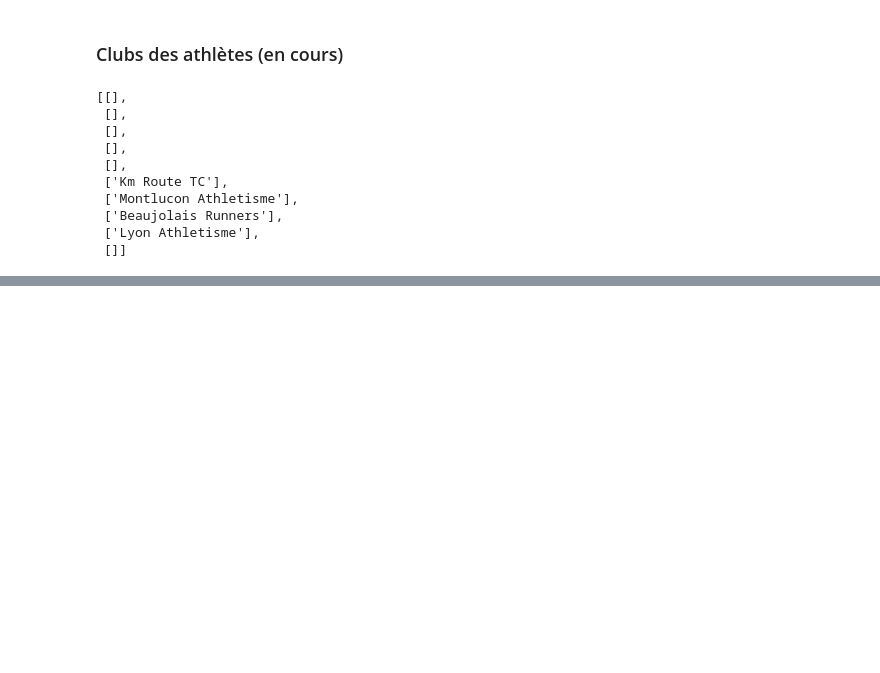
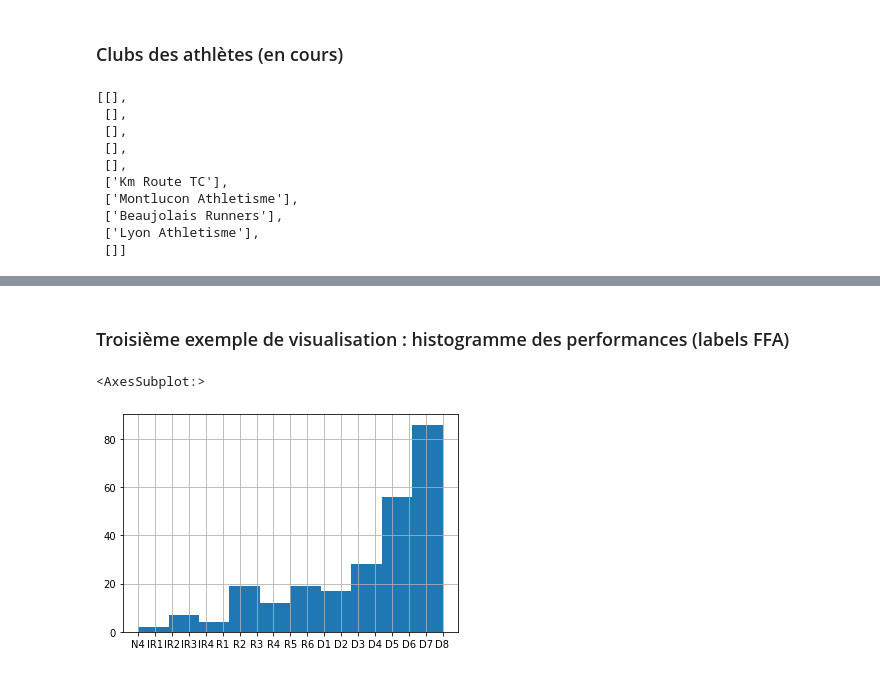
Before and after one commit to Kirscher/ResultAthle, a Jupyter notebook: scraping.ipynb, the cells around one changed output, grey strips where cells are left out. Drawn from its saved outputs; the diff is of its cells as text; code cells hidden in the pictures; blank space fills up the shorter version.

```diff
--- a/scraping.ipynb
+++ b/scraping.ipynb
@@ -351,0 +340,7 @@ data['Chrono']=pd.to_datetime(data['Chrono'], format='%M\'%S\'\'', errors='ignor
+# %% [markdown]
+### Troisième exemple de visualisation : histogramme des performances (labels FFA)
+# %%
+data["Performance"].hist()
+# %% [output]
+<AxesSubplot:>
+[figure, added]
```
Also changed, not shown: parts of 13 cells of this notebook.
